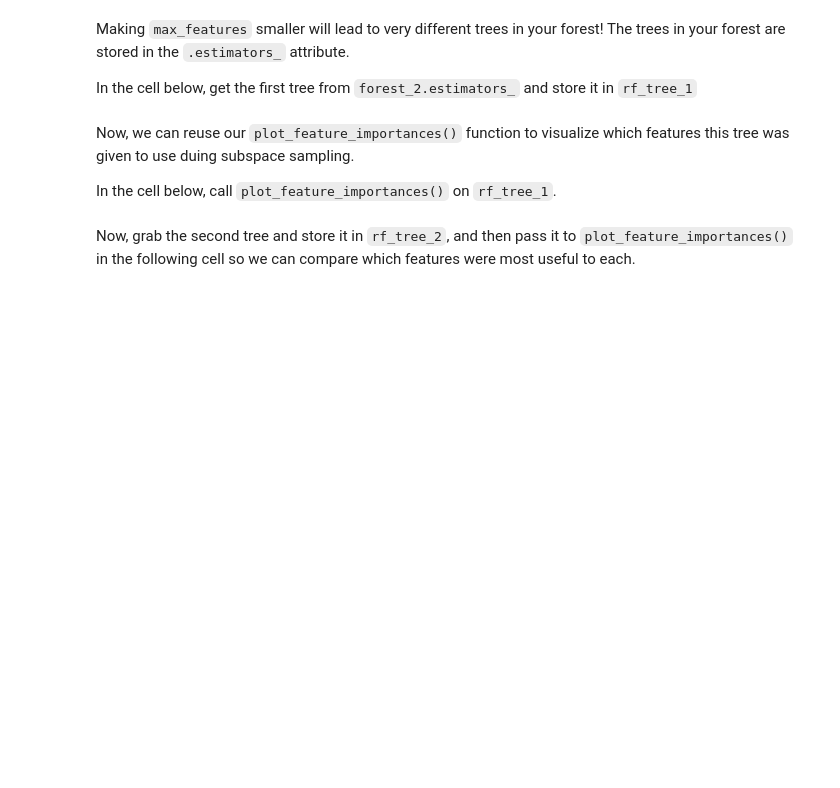
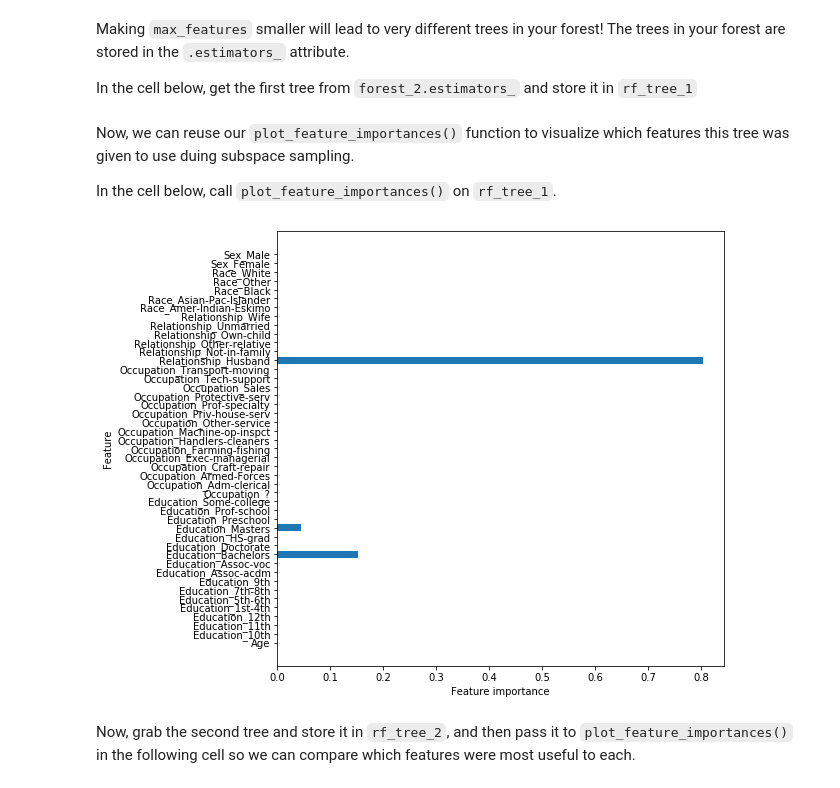
Before and after one commit to OsterMendel/dsc-tree-ensembles-random-forests-lab-nyc-ds-033020, a Jupyter notebook: index.ipynb, the cells around one changed output. Cells and saved outputs as stored; diff of their text form; code cells hidden in the pictures; blank space fills up the shorter version.

```diff
--- a/index.ipynb
+++ b/index.ipynb
@@ -352,6 +352,9 @@ Now, we can reuse our `plot_feature_importances()` function to visualize which f
 In the cell below, call `plot_feature_importances()` on `rf_tree_1`.
 # %%
 # Feature importance
+plot_feature_importances(rf_tree_1)
+# %% [output]
+[figure, added]
 # %% [markdown]
 Now, grab the second tree and store it in `rf_tree_2`, and then pass it to `plot_feature_importances()` in the following cell so we can compare which features were most useful to each.
 # %%
```
